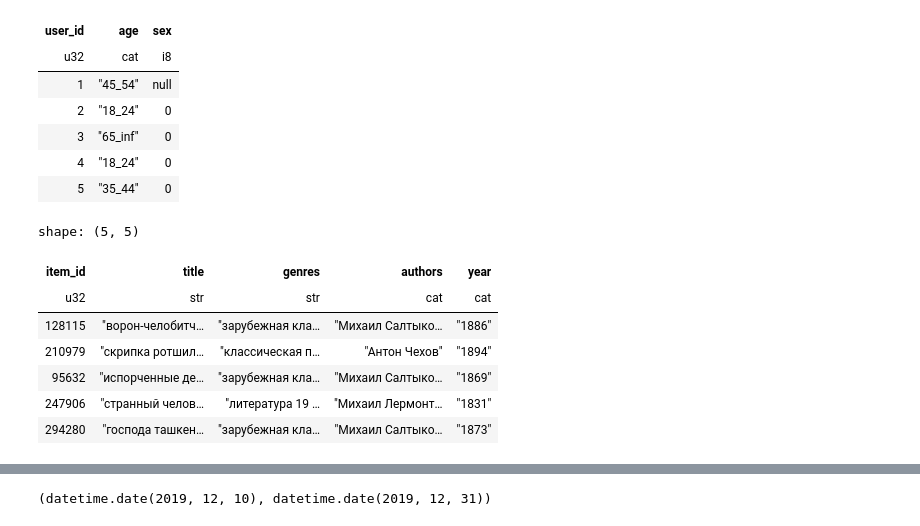
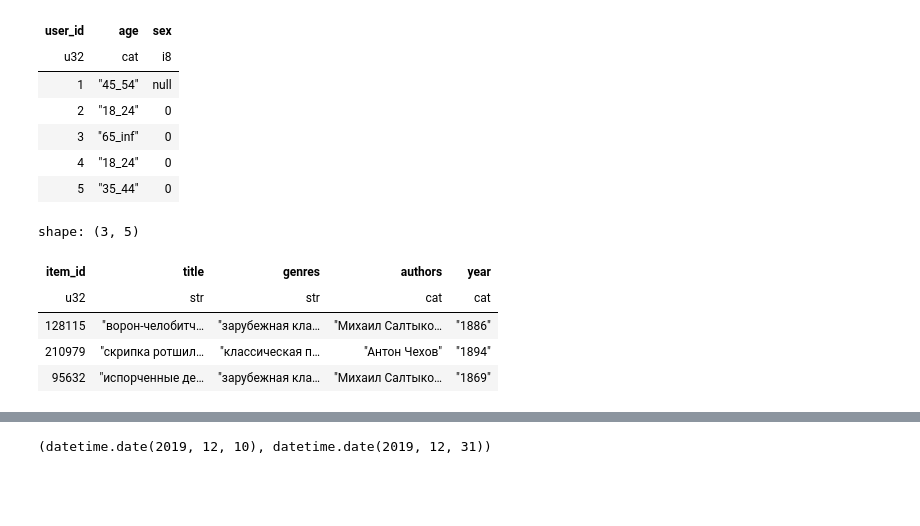
Before and after one commit to KernelA/education-recsys, a Jupyter notebook: l3_tree_ranking.ipynb, the cells around one changed output, grey strips where cells are left out. Drawn from its saved outputs; the diff is of its cells as text; code cells hidden in the pictures; blank space fills up the shorter version.

```diff
--- a/l3_tree_ranking.ipynb
+++ b/l3_tree_ranking.ipynb
@@ -25,5 +59,5 @@ The autoreload extension is already loaded. To reload it, use:
 # %%
-data_dir = "data"
+data_dir = os.path.join("data")
 # %%
 df = MTSDataset.load_interactions(os.path.join(data_dir, "interactions.csv"))
 df_users = MTSDataset.load_users(os.path.join(data_dir, "users.csv"))
@@ -69,16 +107,14 @@ shape: (5, 3)
 | 4 | "18_24" | 0 |
 | 5 | "35_44" | 0 |
 # %%
-df_items.head()
+df_items.head(n=3)
 # %% [output]
-shape: (5, 5)
+shape: (3, 5)
 | item_id | title | genres | authors | year |
 | u32 | str | str | cat | cat |
 | 128115 | "ворон-челобитч… | "зарубежная кла… | "Михаил Салтыко… | "1886" |
 | 210979 | "скрипка ротшил… | "классическая п… | "Антон Чехов" | "1894" |
 | 95632 | "испорченные де… | "зарубежная кла… | "Михаил Салтыко… | "1869" |
-| 247906 | "странный челов… | "литература 19 … | "Михаил Лермонт… | "1831" |
-| 294280 | "господа ташкен… | "зарубежная кла… | "Михаил Салтыко… | "1873" |
 # %%
 users_mapping, users_inv_mapping = get_direct_and_inv_mapping(df, "user_id")
 len(users_mapping)
```
Also changed, not shown: parts of 64 cells of this notebook, 4 other files.
